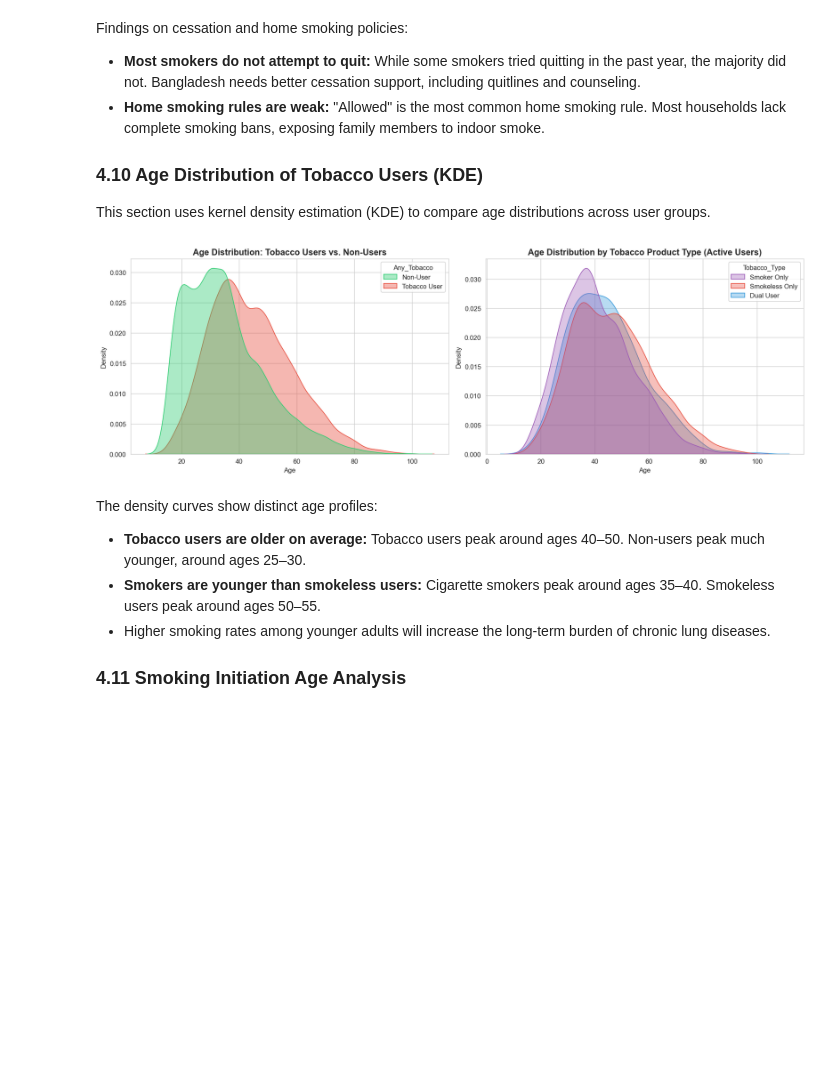
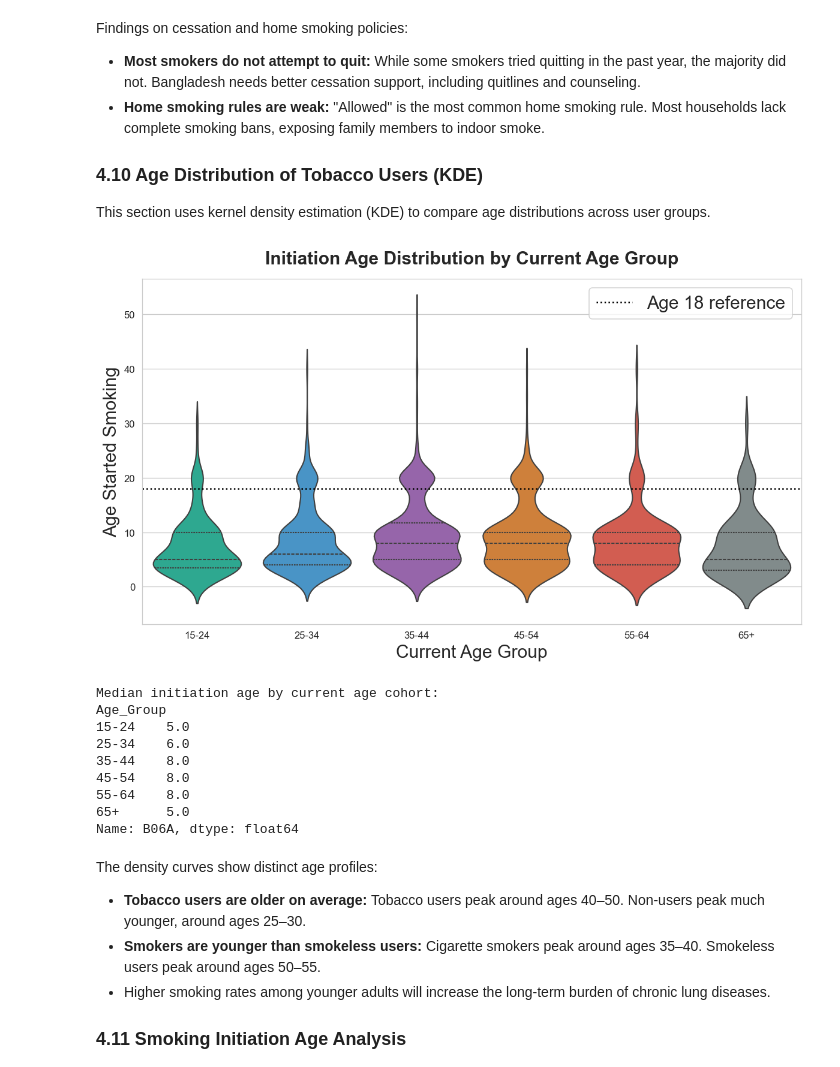
Before and after one commit to sowmiksudo/GATS-2017-Bangladesh-Microdata-Analysis, a Jupyter notebook: GATS_2017_Bangladesh_Analysis.ipynb, the cells around one changed output. Cells and saved outputs as stored; diff of their text form; code cells hidden in the pictures; blank space fills up the shorter version.

```diff
--- a/GATS_2017_Bangladesh_Analysis.ipynb
+++ b/GATS_2017_Bangladesh_Analysis.ipynb
@@ -803,27 +803,45 @@ Findings on cessation and home smoking policies:
 
 This section uses kernel density estimation (KDE) to compare age distributions across user groups.
 # %%
-# 4.10 Continuous Age Density Estimation (KDE)
-fig, axes = plt.subplots(1, 2, figsize=(15, 5))
+# 4.11a Violin Plot of Smoking Initiation Age Across Age Cohorts
+kde_data = df[(df['B01'] == 1) & (df['B06A'].notna()) & (df['B06A'] < 77) & (df['B06A'] > 0)].copy()
+kde_data = kde_data[kde_data['Age_Group'].notna()]
 
-sns.kdeplot(data=df, x='AGE', hue='Any_Tobacco', fill=True,
-            palette=['#2ecc71', '#e74c3c'], alpha=0.4, ax=axes[0], common_norm=False)
-axes[0].set_title('Age Distribution: Tobacco Users vs. Non-Users', fontsize=13, fontweight='bold')
-axes[0].set_xlabel('Age')
-axes[0].set_ylabel('Density')
+fig, ax = plt.subplots(figsize=(10, 6))
 
-users_only = df[df['Tobacco_Type'] != 'Non-User']
-sns.kdeplot(data=users_only, x='AGE', hue='Tobacco_Type', fill=True,
-            palette=['#9b59b6', '#e74c3c', '#3498db'], alpha=0.35, ax=axes[1], common_norm=False)
-axes[1].set_title('Age Distribution by Tobacco Product Type (Active Users)', fontsize=13, fontweight='bold')
-axes[1].set_xlabel('Age')
-axes[1].set_ylabel('Density')
+age_palette = {
+    '15-24': '#1abc9c', '25-34': '#3498db', '35-44': '#9b59b6',
+    '45-54': '#e67e22', '55-64': '#e74c3c', '65+': '#7f8c8d'
+}
+
+group_order = ['15-24', '25-34', '35-44', '45-54', '55-64', '65+']
+present_groups = [g for g in group_order if g in kde_data['Age_Group'].values]
+sns.violinplot(data=kde_data, x='Age_Group', y='B06A', order=present_groups,
+               palette=age_palette, inner='quartile', ax=ax)
+ax.set_title('Initiation Age Distribution by Current Age Group',
+                  fontsize=18, fontweight='bold', pad=15)
+ax.set_xlabel('Current Age Group', fontsize=18)
+ax.set_ylabel('Age Started Smoking', fontsize=18)
+ax.axhline(18, color='black', linestyle=':', linewidth=1.5, label='Age 18 reference')
+ax.legend(frameon=True, fontsize=18)
 
 plt.tight_layout()
-plt.savefig('10_kde_age.png', dpi=150, bbox_inches='tight')
+plt.savefig('10_violin_age.png', dpi=150, bbox_inches='tight')
 plt.show()
+
+print("Median initiation age by current age cohort:")
+print(kde_data.groupby('Age_Group', observed=True)['B06A'].median().round(1))
 # %% [output]
-[figure, old version]
+[figure, new version]
+Median initiation age by current age cohort:
+Age_Group
+15-24    5.0
+25-34    6.0
+35-44    8.0
+45-54    8.0
+55-64    8.0
+65+      5.0
+Name: B06A, dtype: float64
 # %% [markdown]
 The density curves show distinct age profiles:
 
```
Also changed, not shown: parts of 17 cells of this notebook, 21 other files.
